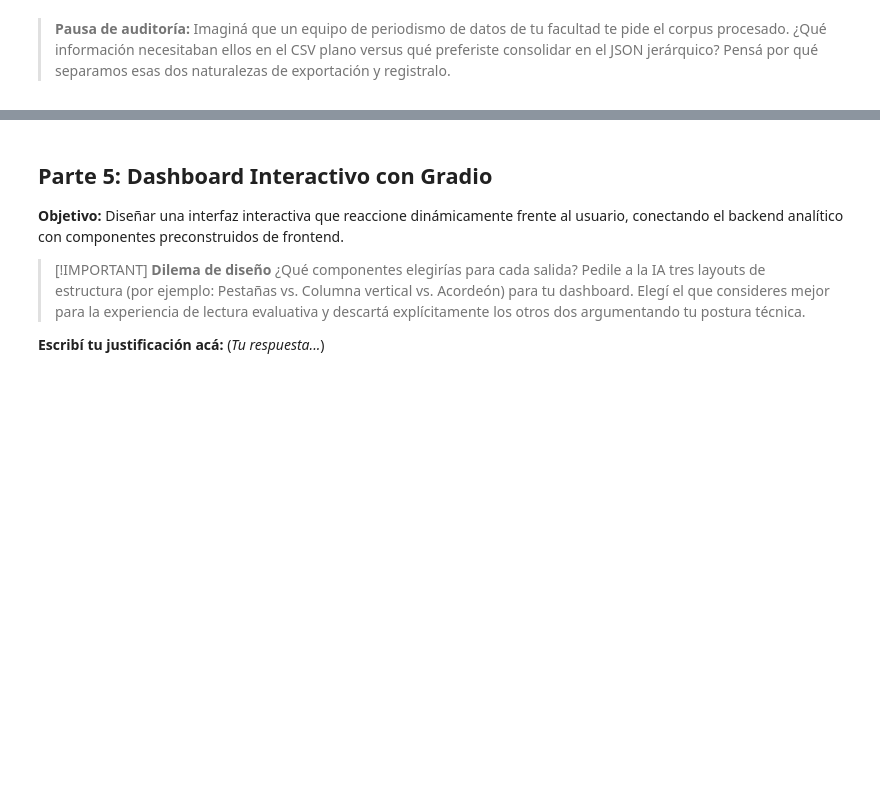
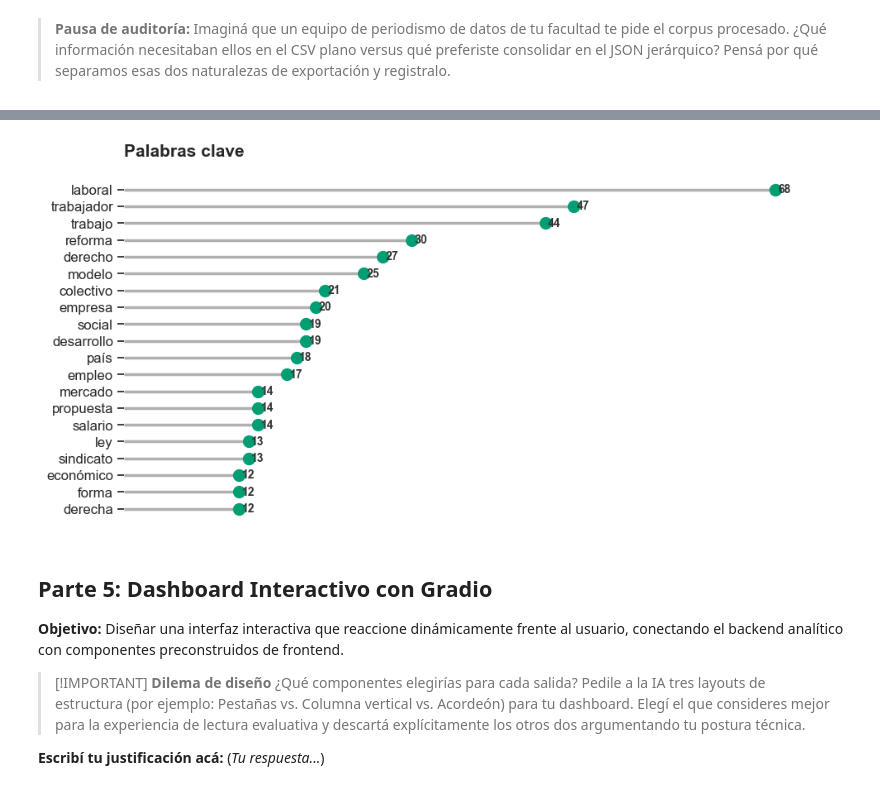
Before and after one commit to Sabri-Nang/sanches-sabrina-pln-1c-2026, a Jupyter notebook: TPI_1/TPI_1_Adquisicion_y_Analisis_Linguistico_resolucion.ipynb, the cells around one changed output, grey strips where cells are left out. Cells and saved outputs as stored; diff of their text form; code cells hidden in the pictures; blank space fills up the shorter version.

```diff
--- a/TPI_1/TPI_1_Adquisicion_y_Analisis_Linguistico_resolucion.ipynb
+++ b/TPI_1/TPI_1_Adquisicion_y_Analisis_Linguistico_resolucion.ipynb
@@ -1169,0 +1420,4 @@ Estadísticas exportadas a: json\estadisticas.json
+# %%
+visualizar_palabras_clave_lollipop(pipeline_anfibia.analizador.extraer_palabras_clave())
+# %% [output]
+[figure, added]
```
Also changed, not shown: parts of 42 cells of this notebook.
